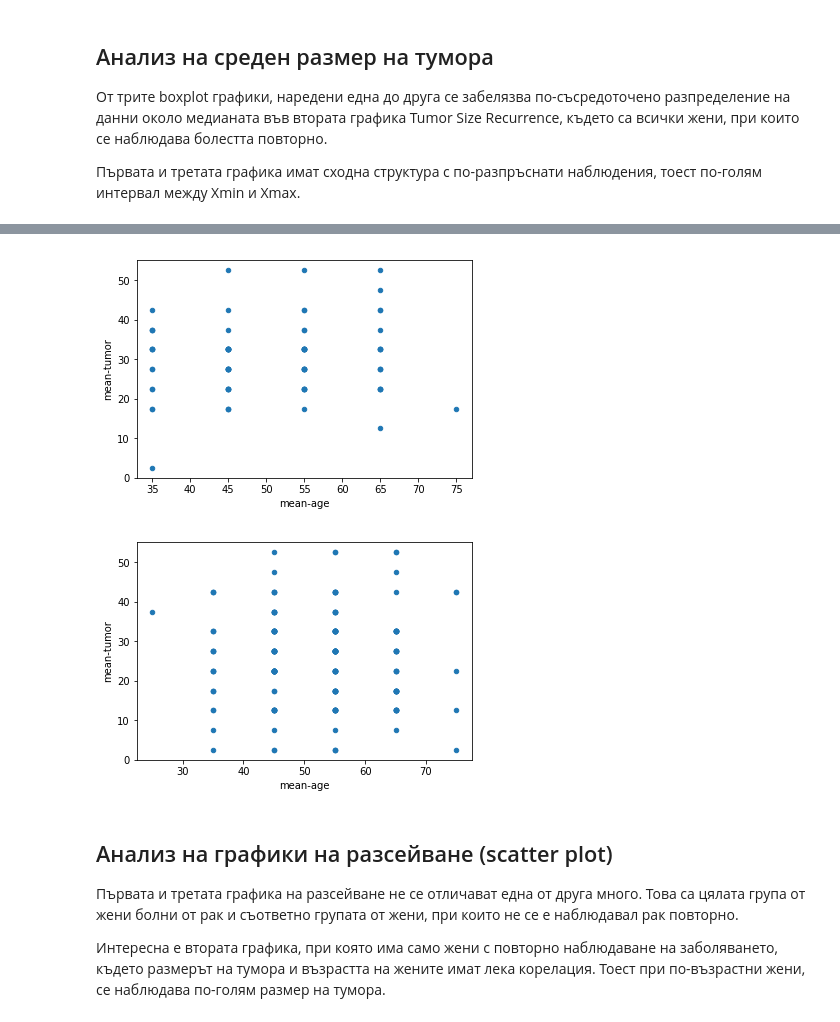
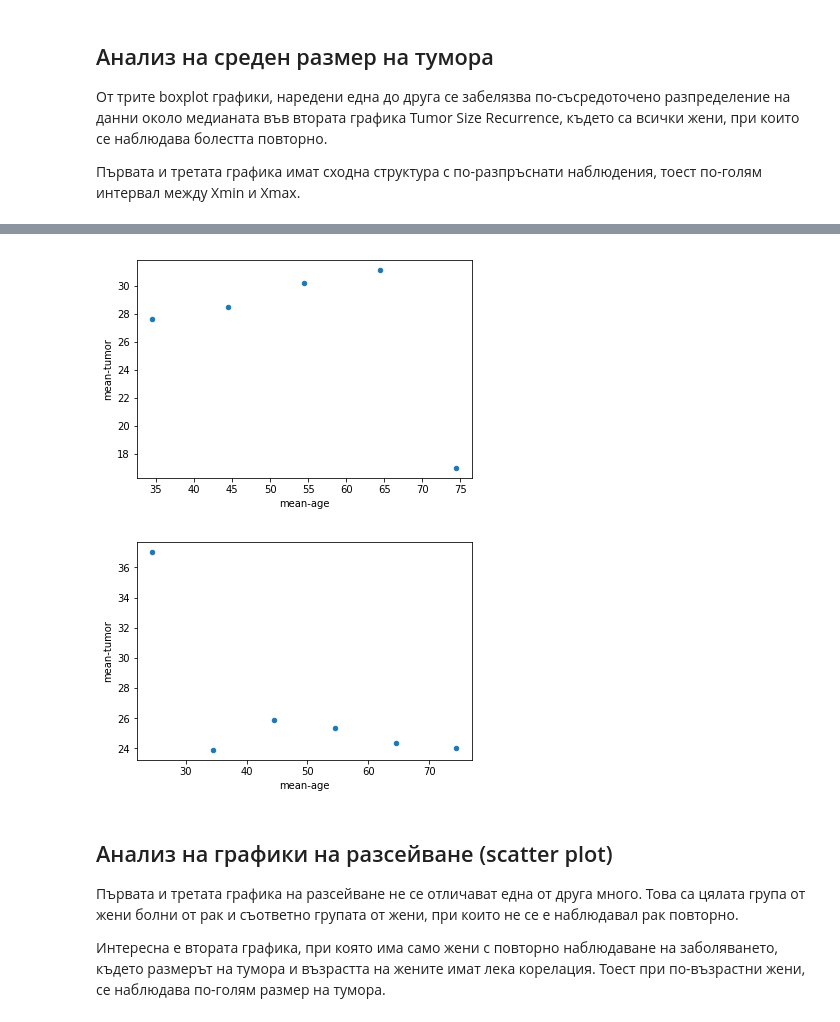
Before and after one commit to antonpetkoff/learning, a Jupyter notebook: data-mining/mini-project/analysis.ipynb, the cells around one changed output, grey strips where cells are left out. Cells and saved outputs as stored; diff of their text form; code cells hidden in the pictures.

```diff
--- a/data-mining/mini-project/analysis.ipynb
+++ b/data-mining/mini-project/analysis.ipynb
@@ -46,7 +46,7 @@ df.head()
 # interval_string is a string with the format 'a-b', e.g. '50-59'
 def get_interval_mean(interval_string):
     a, b = list(map(float, interval_string.split('-')))
-    return (a + b + 1) / 2 # TODO: overlapping intervals?
+    return (a + b) / 2 # TODO: overlapping intervals?
 
 def get_binned_mean(series):
     counts = series.value_counts().to_dict().items()
@@ -307,6 +309,9 @@ plot = ax.bxp([
 # %%
 df['mean-age'] = df.age.apply(get_interval_mean)
 df['mean-tumor'] = df['tumor-size'].apply(get_interval_mean)
+
+def mean_tumor_by_age(df):
+    return df[['mean-age', 'mean-tumor']].groupby('mean-age').mean().reset_index()
 # %%
 # 1) За всички жени, заболели от рак
 
@@ -316,15 +322,17 @@ plot = df.plot.scatter(x='mean-age', y='mean-tumor')
 # %%
 # 2) Само за жени, за които е забелязано повтаряне на рака след проведената операция.
 
-plot = df[df['class'] == ' recurrence-events'].plot.scatter(x='mean-age', y='mean-tumor')
+df_tumor_by_age_rec = mean_tumor_by_age(df[df['class'] == ' recurrence-events'])
+plot = df_tumor_by_age_rec.plot.scatter(x='mean-age', y='mean-tumor')
 # %% [output]
-[figure, old version]
+[figure, new version]
 # %%
 # 3) Само за жени, за които не е забелязано повтаряне на рака след отстраняване на тумора.
 
-plot = df[df['class'] == ' no-recurrence-events'].plot.scatter(x='mean-age', y='mean-tumor')
+df_tumor_by_age_no_rec = mean_tumor_by_age(df[df['class'] == ' no-recurrence-events'])
+plot = df_tumor_by_age_no_rec.plot.scatter(x='mean-age', y='mean-tumor')
 # %% [output]
-[figure, old version]
+[figure, new version]
 # %% [markdown]
 ## Анализ на графики на разсейване (scatter plot)
 
```
Also changed, not shown: parts of 13 cells of this notebook.
